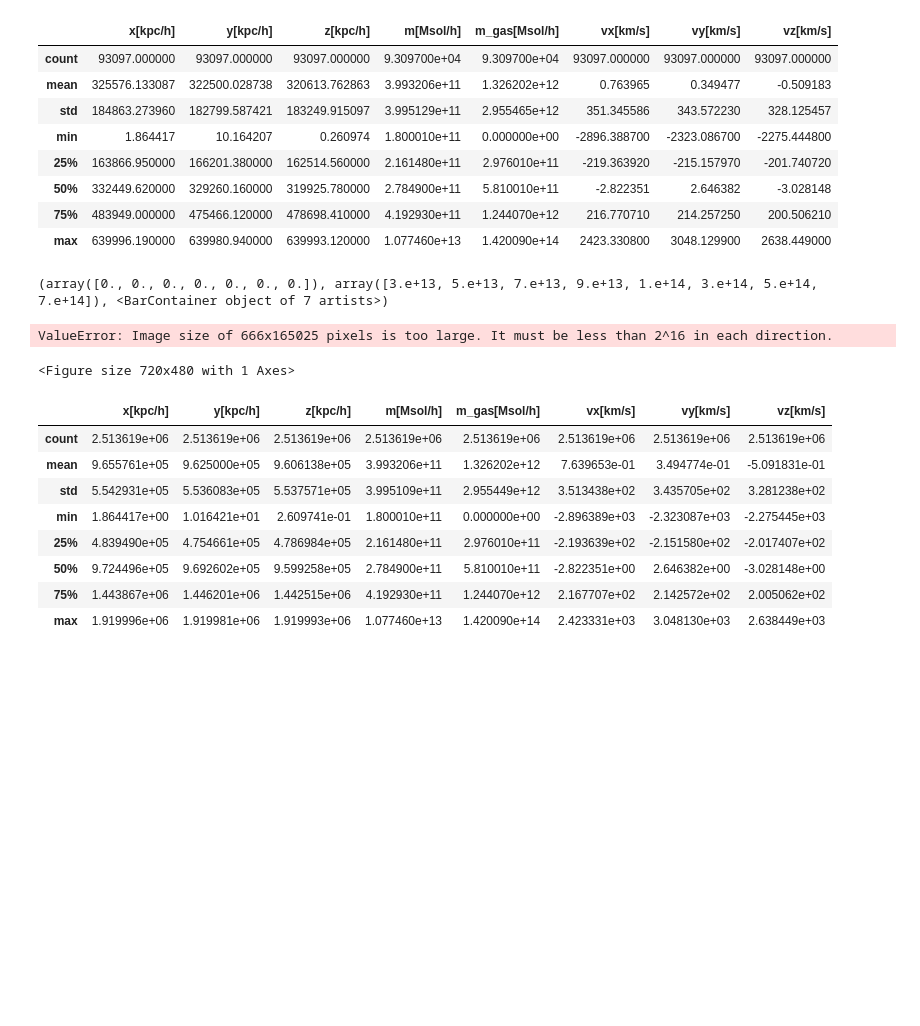
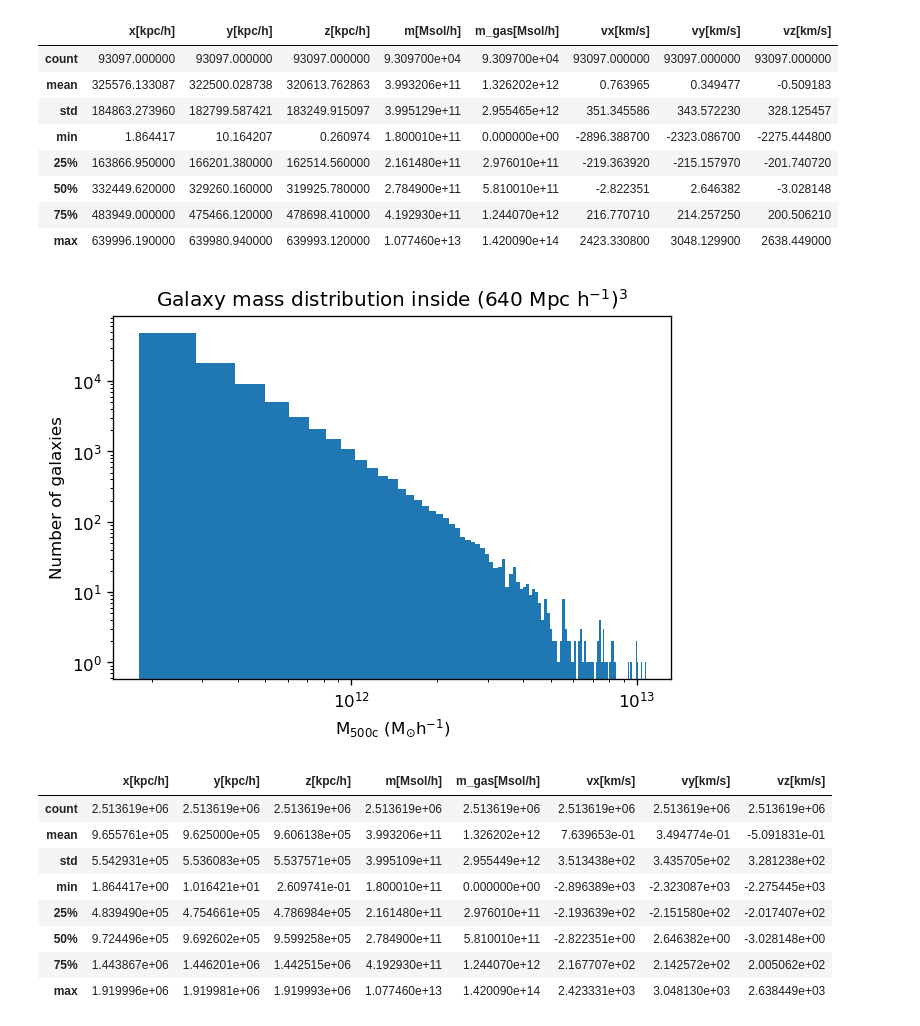
Before and after one commit to awaismirza92/velocity-reconstruction-and-kinetic-SZ, a Jupyter notebook: codes/Dipole_Bias/Dipole_Bias_big_box.ipynb, the cells around one changed output. Drawn from its saved outputs; the diff is of its cells as text; code cells hidden in the pictures; blank space fills up the shorter version.

```diff
--- a/codes/Dipole_Bias/Dipole_Bias_big_box.ipynb
+++ b/codes/Dipole_Bias/Dipole_Bias_big_box.ipynb
@@ -6,0 +11,16 @@ dpi = 120
+# %%
+#setting dots per inch for images
+dpi = 90
+
+#setting number of processors for multiprocessing
+PC_name_str = PC_name.stdout[0:-2]
+
+if PC_name_str == 'science12'or PC_name_str == 'science11' or PC_name_str == 'science10':
+    cores = 42
+else:
+    cores = multi.cpu_count()
+
+cores = multi.cpu_count()
+
+print(PC_name_str)
+print(cores)
@@ -161,27 +163,45 @@ df_gal_orig.describe()
 | 75% | 483949.000000 | 475466.120000 | 478698.410000 | 4.192930e+11 | 1.244070e+12 | 216.770710 | 214.257250 | 200.506210 |
 | max | 639996.190000 | 639980.940000 | 639993.120000 | 1.077460e+13 | 1.420090e+14 | 2423.330800 | 3048.129900 | 2638.449000 |
 # %%
-plt.figure(dpi = dpi)
+# plt.figure(dpi = dpi)
 
-bins = [3e13, 5e13, 7e13, 9e13, 1e14, 3e14, 5e14, 7e14]
-hist_data = plt.hist(df_gal_orig['m[Msol/h]'],  bins = bins)
-plt.xlim(1e13, 1e15)
-plt.xscale('log')
-plt.xlabel('M$\mathrm{_{500c}}$ (M$\mathrm{_{\odot} h^{-1}}$)')
-plt.ylabel('Number of clusters')
-plt.title('Cluster mass distribution inside (640 Mpc h$^{-1}$)$^3$');
+# bins = [3e13, 5e13, 7e13, 9e13, 1e14, 3e14, 5e14, 7e14]
+# hist_data = plt.hist(df_gal_orig['m500c[Msol/h]'],  bins = bins)
+# plt.xlim(1e13, 1e15)
+# plt.xscale('log')
+# plt.xlabel('M$\mathrm{_{500c}}$ (M$\mathrm{_{\odot} h^{-1}}$)')
+# plt.ylabel('Number of clusters')
+# plt.title('Cluster mass distribution inside (640 Mpc h$^{-1}$)$^3$');
 
-bins = ['3e13', '5e13', '7e13', '9e13', '1e14', '3e14', '5e14', '7e14']
-plt.xticks(hist_data[1], bins, rotation = 45)
-# plt.gca().ticklabel_format(axis="x", style="sci", scilimits=(0,0))
-# plt.ylim(0,200)
-print(hist_data)
-for i in range(len(hist_data[0])):
-    plt.text(hist_data[1][i],hist_data[0][i]+50,str(int(hist_data[0][i])));
+# bins = ['3e13', '5e13', '7e13', '9e13', '1e14', '3e14', '5e14', '7e14']
+# plt.xticks(hist_data[1], bins, rotation = 45)
+# # plt.gca().ticklabel_format(axis="x", style="sci", scilimits=(0,0))
+# # plt.ylim(0,200)
+# print(hist_data)
+# for i in range(len(hist_data[0])):
+#     plt.text(hist_data[1][i],hist_data[0][i]+50,str(int(hist_data[0][i])));
-# %% [output]
-(array([0., 0., 0., 0., 0., 0., 0.]), array([3.e+13, 5.e+13, 7.e+13, 9.e+13, 1.e+14, 3.e+14, 5.e+14, 7.e+14]), <BarContainer object of 7 artists>)
-ValueError: Image size of 666x165025 pixels is too large. It must be less than 2^16 in each direction.
-<Figure size 720x480 with 1 Axes>
+# %%
+plt.figure(dpi = dpi)
+
+bins = [3e13, 5e13, 7e13, 9e13, 1e14, 3e14, 5e14, 7e14]
+hist_data = plt.hist(df_gal_orig['m[Msol/h]'], bins = 100)
+# hist_data = plt.hist(df_gal_orig['m[Msol/h]'],  bins = bins)
+# plt.xlim(1e13, 1e15)
+plt.xscale('log')
+plt.yscale('log')
+plt.xlabel('M$\mathrm{_{500c}}$ (M$\mathrm{_{\odot} h^{-1}}$)')
+plt.ylabel('Number of galaxies')
+plt.title('Galaxy mass distribution inside (640 Mpc h$^{-1}$)$^3$');
+
+# bins = ['3e13', '5e13', '7e13', '9e13', '1e14', '3e14', '5e14', '7e14']
+# plt.xticks(hist_data[1], bins, rotation = 45)
+# plt.gca().ticklabel_format(axis="x", style="sci", scilimits=(0,0))
+# plt.ylim(0,200)
+# print(hist_data)
+# for i in range(len(hist_data[0])):
+#     plt.text(hist_data[1][i],hist_data[0][i]+50,str(int(hist_data[0][i])));
+# %% [output]
+[figure, added]
 # %%
 df_gal_temp = df_gal_orig.copy()
 
```
Also changed, not shown: parts of 18 cells of this notebook.
